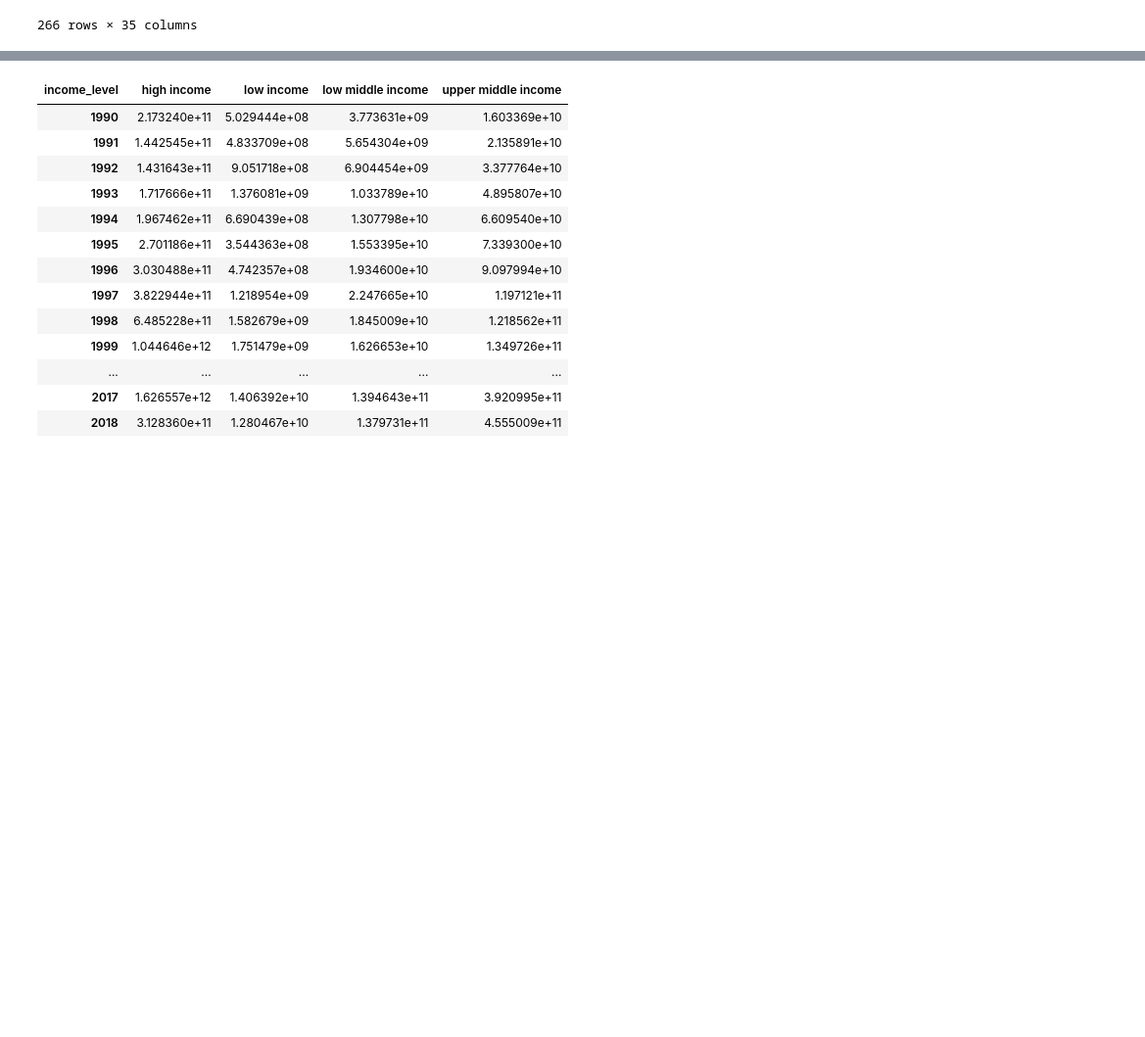
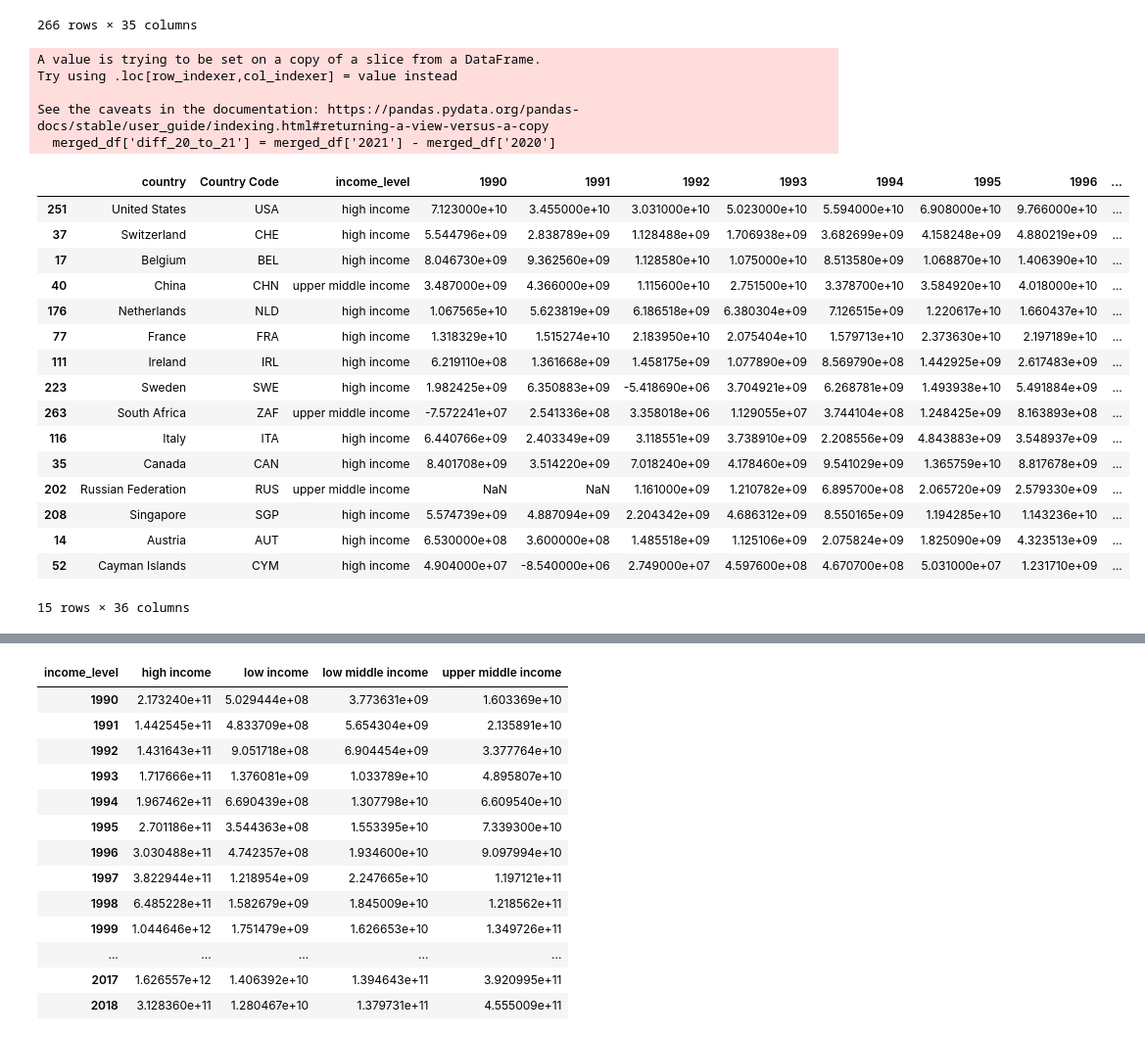
Before and after one commit to kellywaldro/remittances, a Jupyter notebook: merging.ipynb, the cells around one changed output, grey strips where cells are left out. Shown at 98% size. Cells and saved outputs as stored; diff of their text form; code cells hidden in the pictures; blank space fills up the shorter version.

```diff
--- a/merging.ipynb
+++ b/merging.ipynb
@@ -112,6 +112,40 @@ merged_df
 | 264 | Zambia | ZMB | low income | 2.027000e+08 | 3.430000e+07 | 4.500000e+07 | 3.144000e+08 | 4.000000e+07 | 1.070000e+08 | 1.271000e+08 | ... |
 | 265 | Zimbabwe | ZWE | low middle income | -1.220585e+07 | 2.790486e+06 | 1.494990e+07 | 2.795514e+07 | 3.464888e+07 | 1.177000e+08 | 8.090000e+07 | ... |
 266 rows × 35 columns
+# %%
+merged_df['diff_20_to_21'] = merged_df['2021'] - merged_df['2020']
+# %% [output]
+A value is trying to be set on a copy of a slice from a DataFrame.
+Try using .loc[row_indexer,col_indexer] = value instead
+
+See the caveats in the documentation: https://pandas.pydata.org/pandas-docs/stable/user_guide/indexing.html#returning-a-view-versus-a-copy
+  merged_df['diff_20_to_21'] = merged_df['2021'] - merged_df['2020']
+# %%
+# remove rows where the income level is NaN
+
+merged_df = merged_df[merged_df['income_level'].notna()]
+# %%
+# sort merged_df by diff_20_to_21
+
+merged_df.sort_values(by='diff_20_to_21', ascending=False).head(15)
+# %% [output]
+|  | country | Country Code | income_level | 1990 | 1991 | 1992 | 1993 | 1994 | 1995 | 1996 | ... |
+| 251 | United States | USA | high income | 7.123000e+10 | 3.455000e+10 | 3.031000e+10 | 5.023000e+10 | 5.594000e+10 | 6.908000e+10 | 9.766000e+10 | ... |
+| 37 | Switzerland | CHE | high income | 5.544796e+09 | 2.838789e+09 | 1.128488e+09 | 1.706938e+09 | 3.682699e+09 | 4.158248e+09 | 4.880219e+09 | ... |
+| 17 | Belgium | BEL | high income | 8.046730e+09 | 9.362560e+09 | 1.128580e+10 | 1.075000e+10 | 8.513580e+09 | 1.068870e+10 | 1.406390e+10 | ... |
+| 40 | China | CHN | upper middle income | 3.487000e+09 | 4.366000e+09 | 1.115600e+10 | 2.751500e+10 | 3.378700e+10 | 3.584920e+10 | 4.018000e+10 | ... |
+| 176 | Netherlands | NLD | high income | 1.067565e+10 | 5.623819e+09 | 6.186518e+09 | 6.380304e+09 | 7.126515e+09 | 1.220617e+10 | 1.660437e+10 | ... |
+| 77 | France | FRA | high income | 1.318329e+10 | 1.515274e+10 | 2.183950e+10 | 2.075404e+10 | 1.579713e+10 | 2.373630e+10 | 2.197189e+10 | ... |
+| 111 | Ireland | IRL | high income | 6.219110e+08 | 1.361668e+09 | 1.458175e+09 | 1.077890e+09 | 8.569790e+08 | 1.442925e+09 | 2.617483e+09 | ... |
+| 223 | Sweden | SWE | high income | 1.982425e+09 | 6.350883e+09 | -5.418690e+06 | 3.704921e+09 | 6.268781e+09 | 1.493938e+10 | 5.491884e+09 | ... |
+| 263 | South Africa | ZAF | upper middle income | -7.572241e+07 | 2.541336e+08 | 3.358018e+06 | 1.129055e+07 | 3.744104e+08 | 1.248425e+09 | 8.163893e+08 | ... |
+| 116 | Italy | ITA | high income | 6.440766e+09 | 2.403349e+09 | 3.118551e+09 | 3.738910e+09 | 2.208556e+09 | 4.843883e+09 | 3.548937e+09 | ... |
+| 35 | Canada | CAN | high income | 8.401708e+09 | 3.514220e+09 | 7.018240e+09 | 4.178460e+09 | 9.541029e+09 | 1.365759e+10 | 8.817678e+09 | ... |
+| 202 | Russian Federation | RUS | upper middle income | NaN | NaN | 1.161000e+09 | 1.210782e+09 | 6.895700e+08 | 2.065720e+09 | 2.579330e+09 | ... |
+| 208 | Singapore | SGP | high income | 5.574739e+09 | 4.887094e+09 | 2.204342e+09 | 4.686312e+09 | 8.550165e+09 | 1.194285e+10 | 1.143236e+10 | ... |
+| 14 | Austria | AUT | high income | 6.530000e+08 | 3.600000e+08 | 1.485518e+09 | 1.125106e+09 | 2.075824e+09 | 1.825090e+09 | 4.323513e+09 | ... |
+| 52 | Cayman Islands | CYM | high income | 4.904000e+07 | -8.540000e+06 | 2.749000e+07 | 4.597600e+08 | 4.670700e+08 | 5.031000e+07 | 1.231710e+09 | ... |
+15 rows × 36 columns
 # %%
 # group by income level to make a new df and sum the values
 
```
Also changed, not shown: parts of 31 cells of this notebook, 6 other files.
